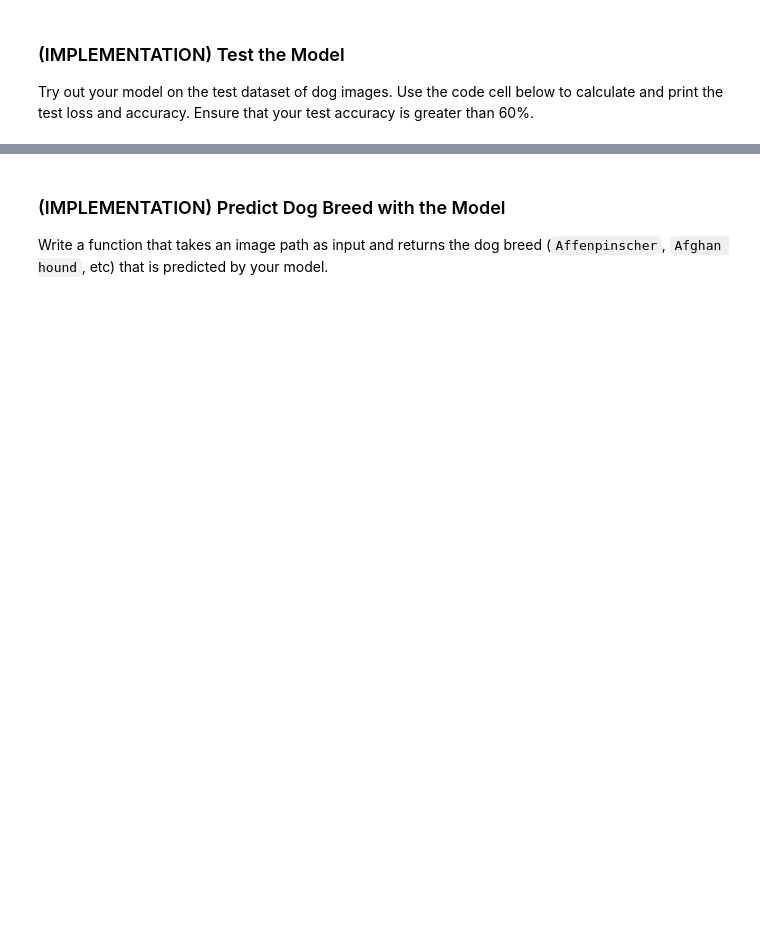
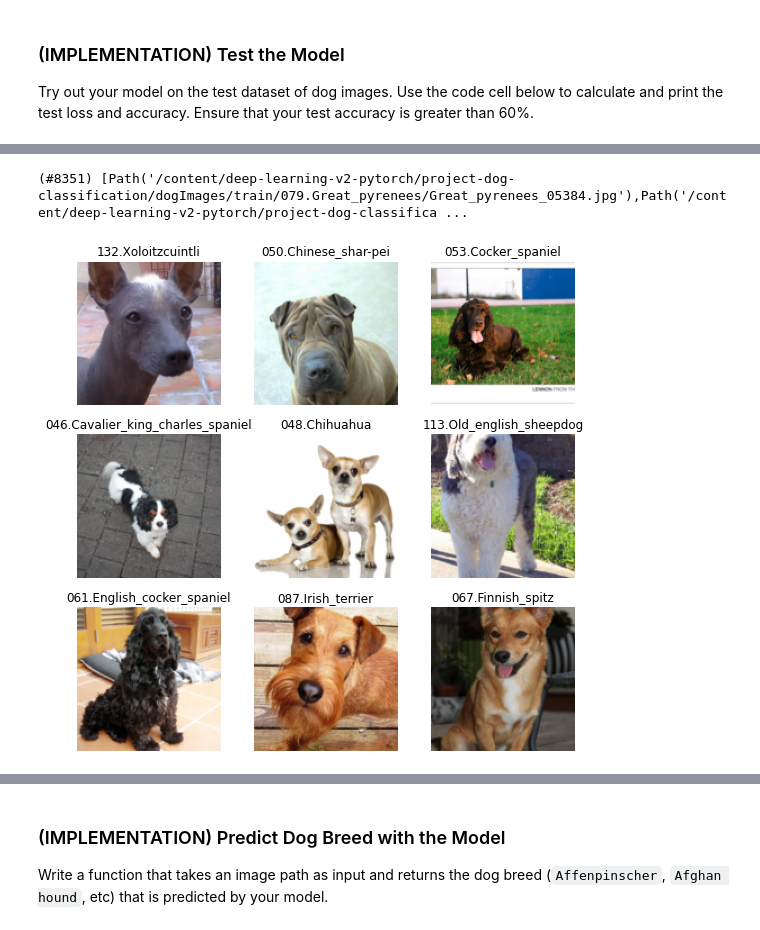
Before and after one commit to aruanalucena/deep-learning-v2-pytorch, a Jupyter notebook: project-dog-classification/dog_app.ipynb, the cells around one changed output, grey strips where cells are left out. Drawn from its saved outputs; the diff is of its cells as text; code cells hidden in the pictures; blank space fills up the shorter version.

```diff
--- a/project-dog-classification/dog_app.ipynb
+++ b/project-dog-classification/dog_app.ipynb
@@ -836,0 +844,18 @@ Test Accuracy: 92% (6152/6680)
+# %%
+impath='/content/deep-learning-v2-pytorch/project-dog-classification/dogImages/'
+get_image_files(impath, recurse=True)
+# %% [output]
+(#8351) [Path('/content/deep-learning-v2-pytorch/project-dog-classification/dogImages/train/079.Great_pyrenees/Great_pyrenees_05384.jpg'),Path('/content/deep-learning-v2-pytorch/project-dog-classifica ...
+# %%
+dbk=DataBlock(
+    blocks=(ImageBlock, CategoryBlock),
+    get_items=get_image_files,
+    get_y=parent_label,
+    item_tfms=Resize(128)
+)
+# %%
+dls=dbk.dataloaders(impath)
+# %%
+dls.valid.show_batch()
+# %% [output]
+[figure, added]
```
Also changed, not shown: parts of 28 cells of this notebook.
